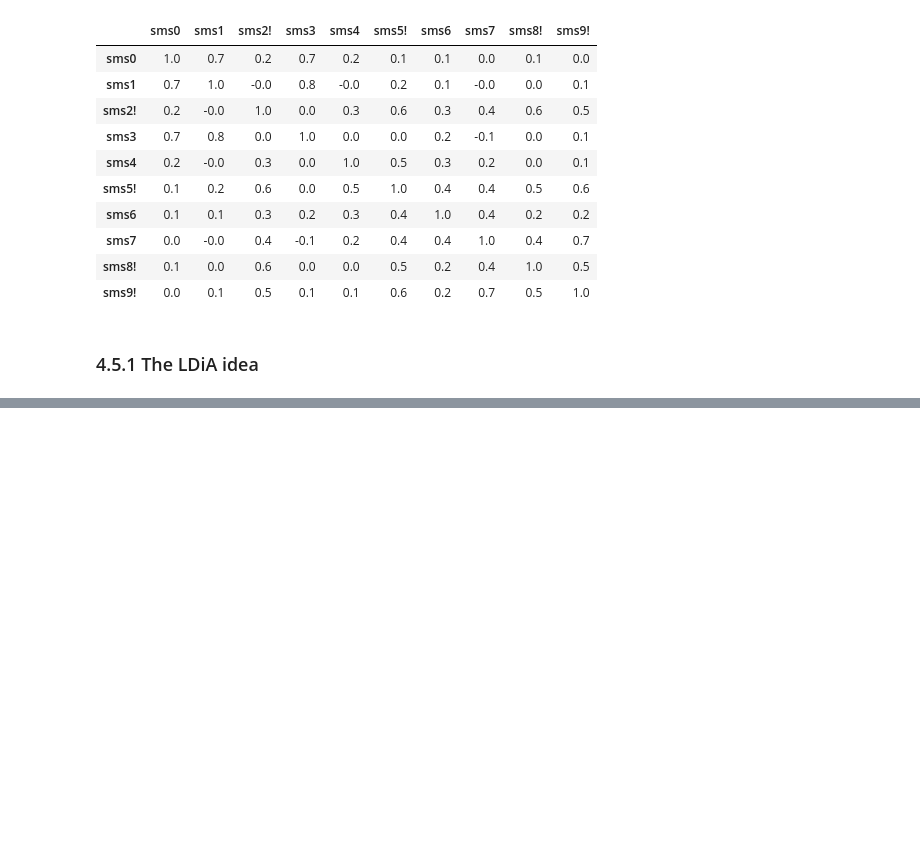
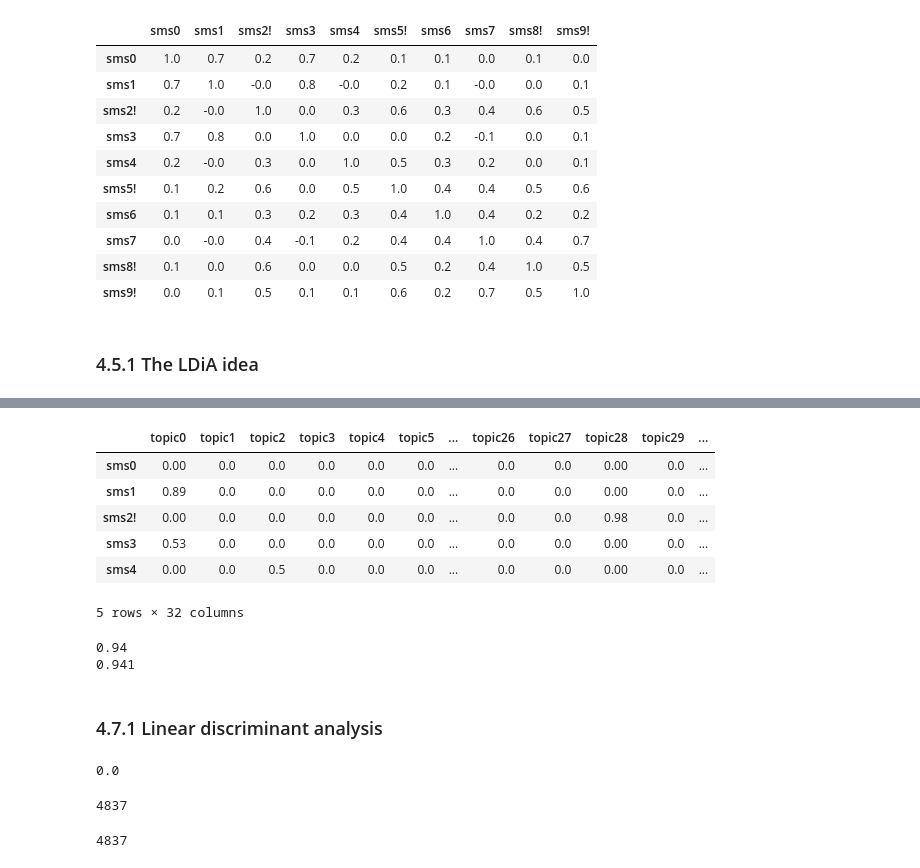
Before and after one commit to deacona/nlpia, a Jupyter notebook: src/nlpia/book/examples/ch04_examples.ipynb, the cells around one changed output, grey strips where cells are left out. Saved outputs shown, nothing was run; the diff lists cells and outputs as text; code cells hidden in the pictures; blank space fills up the shorter version.

```diff
--- a/src/nlpia/book/examples/ch04_examples.ipynb
+++ b/src/nlpia/book/examples/ch04_examples.ipynb
@@ -465,0 +614,44 @@ svd_topic_vectors.iloc[:10].dot(svd_topic_vectors.iloc[:10].T).round(1)
+# %%
+ldia32_topic_vectors = pd.DataFrame(ldia32_topic_vectors, index=index, columns=columns32)
+
+ldia32_topic_vectors.round(2).head()
+# %% [output]
+|  | topic0 | topic1 | topic2 | topic3 | topic4 | topic5 | ... | topic26 | topic27 | topic28 | topic29 | ... |
+| sms0 | 0.00 | 0.0 | 0.0 | 0.0 | 0.0 | 0.0 | ... | 0.0 | 0.0 | 0.00 | 0.0 | ... |
+| sms1 | 0.89 | 0.0 | 0.0 | 0.0 | 0.0 | 0.0 | ... | 0.0 | 0.0 | 0.00 | 0.0 | ... |
+| sms2! | 0.00 | 0.0 | 0.0 | 0.0 | 0.0 | 0.0 | ... | 0.0 | 0.0 | 0.98 | 0.0 | ... |
+| sms3 | 0.53 | 0.0 | 0.0 | 0.0 | 0.0 | 0.0 | ... | 0.0 | 0.0 | 0.00 | 0.0 | ... |
+| sms4 | 0.00 | 0.0 | 0.5 | 0.0 | 0.0 | 0.0 | ... | 0.0 | 0.0 | 0.00 | 0.0 | ... |
+5 rows × 32 columns
+# %%
+X_train, X_test, y_train, y_test = train_test_split(ldia32_topic_vectors, sms.spam, test_size=0.5, random_state=271828)
+
+lda = LDA(n_components=1)
+lda = lda.fit(X_train, y_train)
+
+sms['ldia32_spam'] = lda.predict(ldia32_topic_vectors)
+
+print(round(float(lda.score(X_train, y_train)), 3))
+print(round(float(lda.score(X_test, y_test)), 3))
+# %% [output]
+0.94
+0.941
+# %% [markdown]
+### 4.7.1 Linear discriminant analysis
+# %%
+lda = LDA(n_components=1)
+lda = lda.fit(tfidf_docs, sms.spam)
+
+sms["lda_spamminess"] = lda.predict(tfidf_docs)
+
+((sms.spam - sms.lda_spamminess) ** 2.).sum() ** .5
+# %% [output]
+0.0
+# %%
+(sms.spam == sms.lda_spamminess).sum()
+# %% [output]
+4837
+# %%
+len(sms)
+# %% [output]
+4837
```
Also changed, not shown: parts of 30 cells of this notebook.
